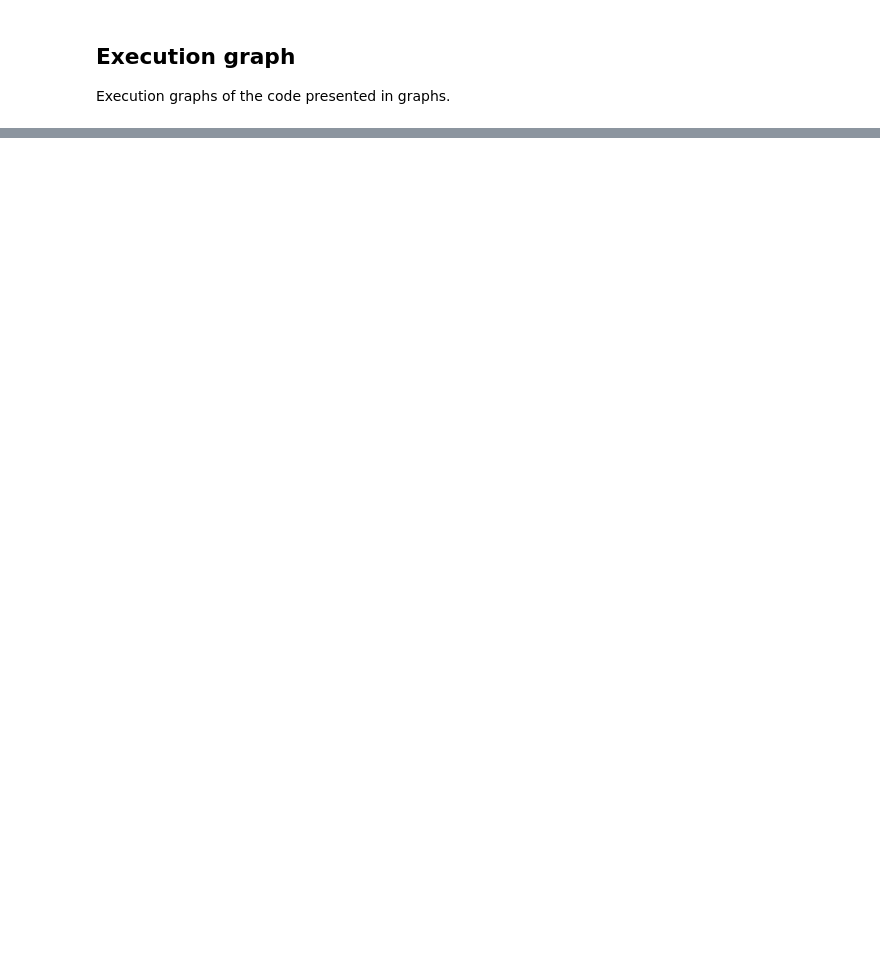
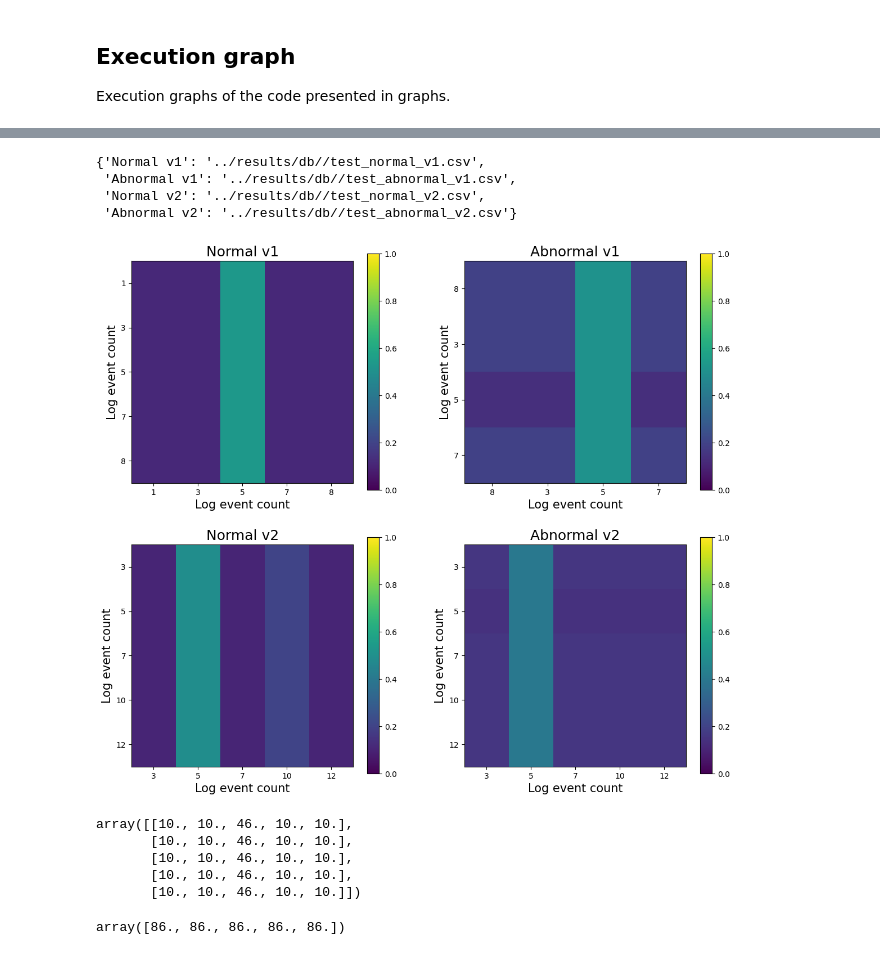
Before and after one commit to ait-aecid/log-gym, a Jupyter notebook: notebooks/data_analysis.ipynb, the cells around one changed output, grey strips where cells are left out. Cells and saved outputs as stored; diff of their text form; code cells hidden in the pictures; blank space fills up the shorter version.

Commit message:
ADD vector count plot

```diff
--- a/notebooks/data_analysis.ipynb
+++ b/notebooks/data_analysis.ipynb
@@ -123,0 +121,7 @@ plot_execution_graph(tables)
+# %%
+tables
+# %% [output]
+{'Normal v1': '../results/db//test_normal_v1.csv',
+ 'Abnormal v1': '../results/db//test_abnormal_v1.csv',
+ 'Normal v2': '../results/db//test_normal_v2.csv',
+ 'Abnormal v2': '../results/db//test_abnormal_v2.csv'}
@@ -123,0 +133,57 @@ plot_execution_graph(tables)
+# %%
+
+def get_vectors(table):
+    seq_events = table["Event ID"].apply(lambda x: eval(x)).tolist()
+
+    unique_ = set()
+    for seq in seq_events:
+        for event in seq:
+            if event not in unique_:
+                unique_.add(event)
+    unique_ = list(unique_)
+
+    vectors = np.zeros((len(unique_), len(unique_)))
+    for seq in seq_events:
+        unique_values, counts = np.unique(seq, return_counts=True)
+        for uniq_event in unique_:
+            if uniq_event in unique_values:
+                for value, count in zip(unique_values, counts):
+                    vectors[unique_.index(uniq_event), unique_.index(value)] += count
+
+    vectors = vectors / np.sum(vectors, axis=1)
+    return vectors, unique_
+
+
+def do_count_plot(table, ax, fig):
+    vectors, unique_ = get_vectors(table)
+
+    cax = ax.imshow(vectors, vmin=0, vmax=1)
+    ax.set_xticks(range(vectors.shape[0]), unique_)
+    ax.set_yticks(range(vectors.shape[1]), unique_)
+    ax.set_xlabel("Log event count", fontsize=15)
+    ax.set_ylabel("Log event count", fontsize=15)
+    fig.colorbar(cax, ax=ax)
+# %%
+def plot_count_vectors(tables):
+    rows = math.ceil(len(tables) / 2)
+    fig, axs = plt.subplots(rows, 2, figsize=(14, 12))
+
+    for i, (name, path) in enumerate(tables.items()):
+        row = math.floor(i / rows)
+        column = i % rows
+        axs[row, column].set_title(name, fontsize=18)
+        do_count_plot(table_name=name, ax=axs[row, column], fig=fig)
+# %% [output]
+[figure, added]
+# %%
+vectors
+# %% [output]
+array([[10., 10., 46., 10., 10.],
+       [10., 10., 46., 10., 10.],
+       [10., 10., 46., 10., 10.],
+       [10., 10., 46., 10., 10.],
+       [10., 10., 46., 10., 10.]])
+# %%
+np.sum(vectors, axis=1)
+# %% [output]
+array([86., 86., 86., 86., 86.])
```
Also changed, not shown: parts of 10 cells of this notebook, 2 other files.
